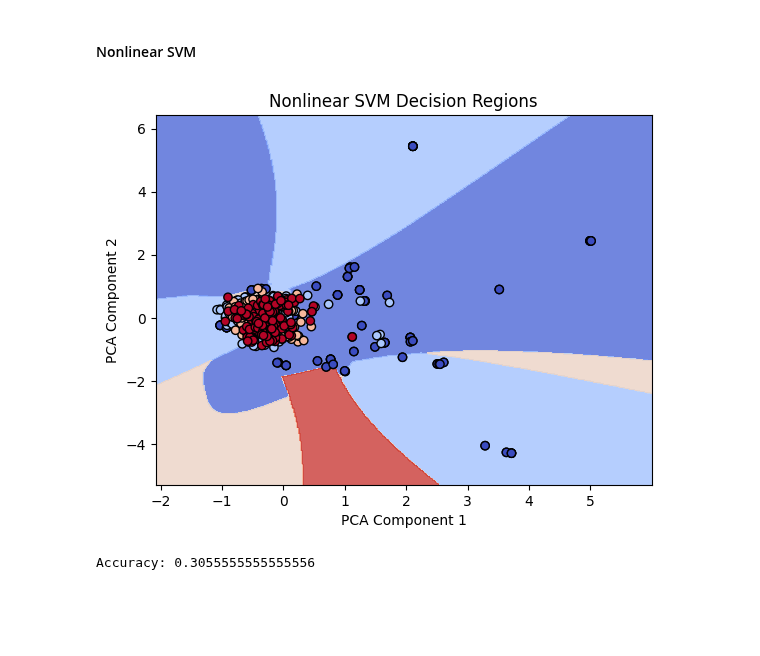
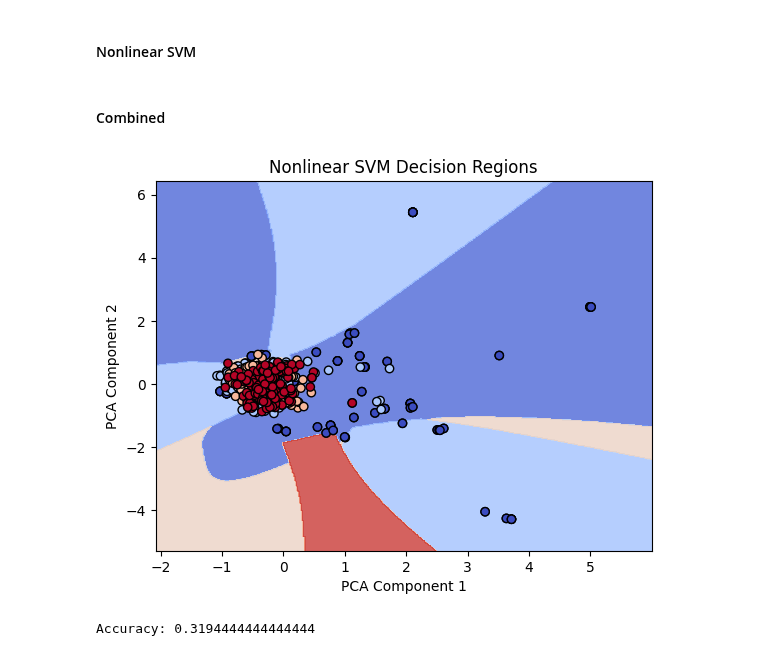
Before and after one commit to zacharyzimm/mids-281-final-project, a Jupyter notebook: SVM.ipynb, the cells around one changed output. Cells and saved outputs as stored; diff of their text form; code cells hidden in the pictures; blank space fills up the shorter version.

```diff
--- a/SVM.ipynb
+++ b/SVM.ipynb
@@ -160,36 +97,9 @@ linear_svm(X_combined_pca, train_labels)
 # %% [markdown]
 #### Nonlinear SVM
-# %%
-def nonlinear_svm(X_train, y_train, X_val, y_val):
-    clf = SVC(C=1e10, kernel="sigmoid")
-    clf.fit(X_train, y_train)
-
-    # Create a mesh grid to plot decision regions
-    h = .02  # Step size in the mesh
-    x_min, x_max = X_train[:, 0].min() - 1, X_train[:, 0].max() + 1
-    y_min, y_max = X_train[:, 1].min() - 1, X_train[:, 1].max() + 1
-    xx, yy = np.meshgrid(np.arange(x_min, x_max, h), np.arange(y_min, y_max, h))
-
-    # Obtain the predicted class labels for each point in the mesh grid
-    Z = clf.predict(np.c_[xx.ravel(), yy.ravel()])
-    Z = Z.reshape(xx.shape)
-    # Plot the decision regions
-    plt.contourf(xx, yy, Z, cmap=plt.cm.coolwarm, alpha=0.8)
-
-    # Plot the data points
-    plt.scatter(X[:, 0], X[:, 1], c=y_train, cmap=plt.cm.coolwarm, edgecolors='k')
-
-    plt.xlabel('PCA Component 1')
-    plt.ylabel('PCA Component 2')
-    plt.title('Nonlinear SVM Decision Regions')
-    plt.show()
-
-    y_pred = clf.predict(X_val)
-
-    accuracy = accuracy_score(y_val, y_pred)
-    print("Accuracy:", accuracy)
+# %% [markdown]
+#### Combined
 # %%
-nonlinear_svm(X_combined_pca, train_labels, X_combined_val_pca, valid_labels)
+nonlinear_svm(X_train_combined_pca, train_labels, X_val_combined_pca, valid_labels)
 # %% [output]
-[figure, old version]
+[figure, new version]
-Accuracy: 0.3055555555555556
+Accuracy: 0.3194444444444444
```
Also changed, not shown: parts of 15 cells of this notebook, 2 other files.
